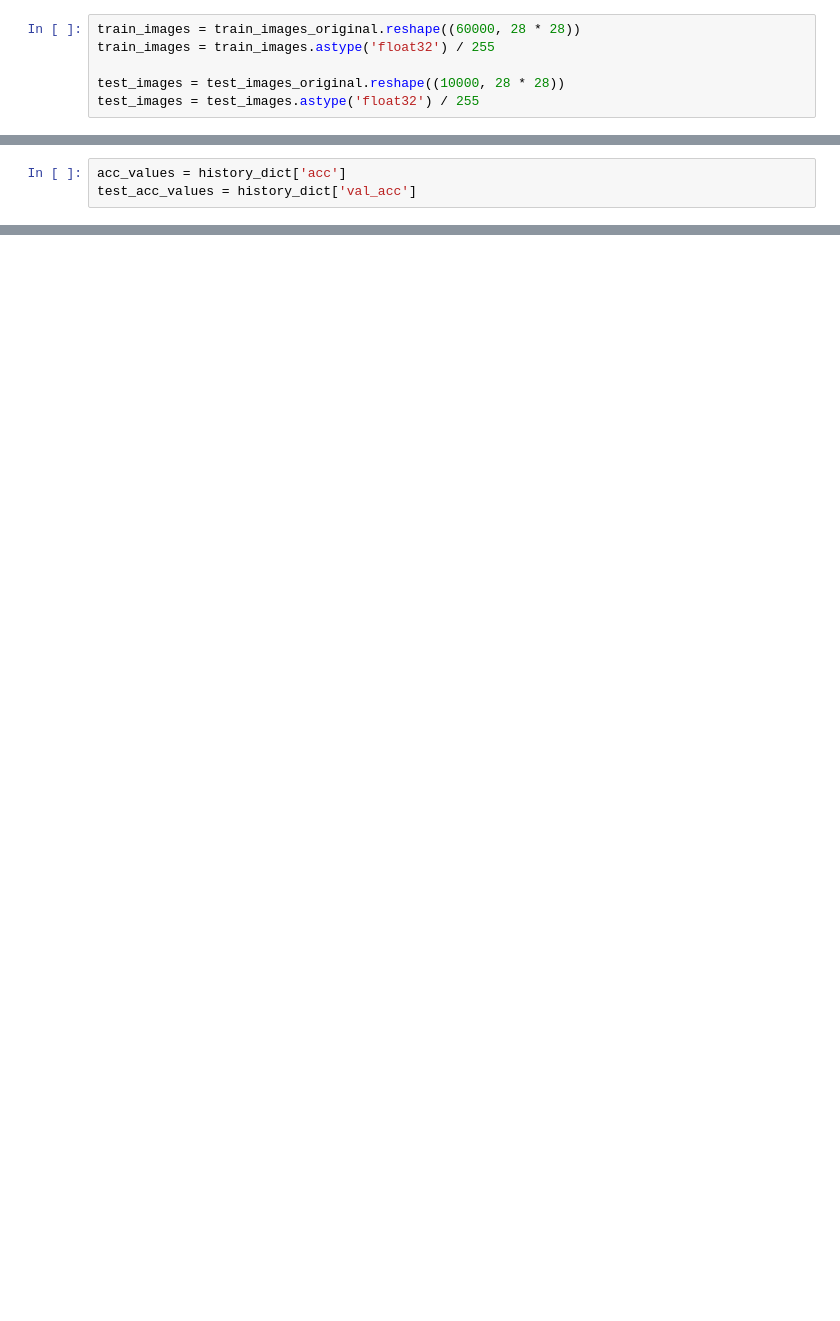
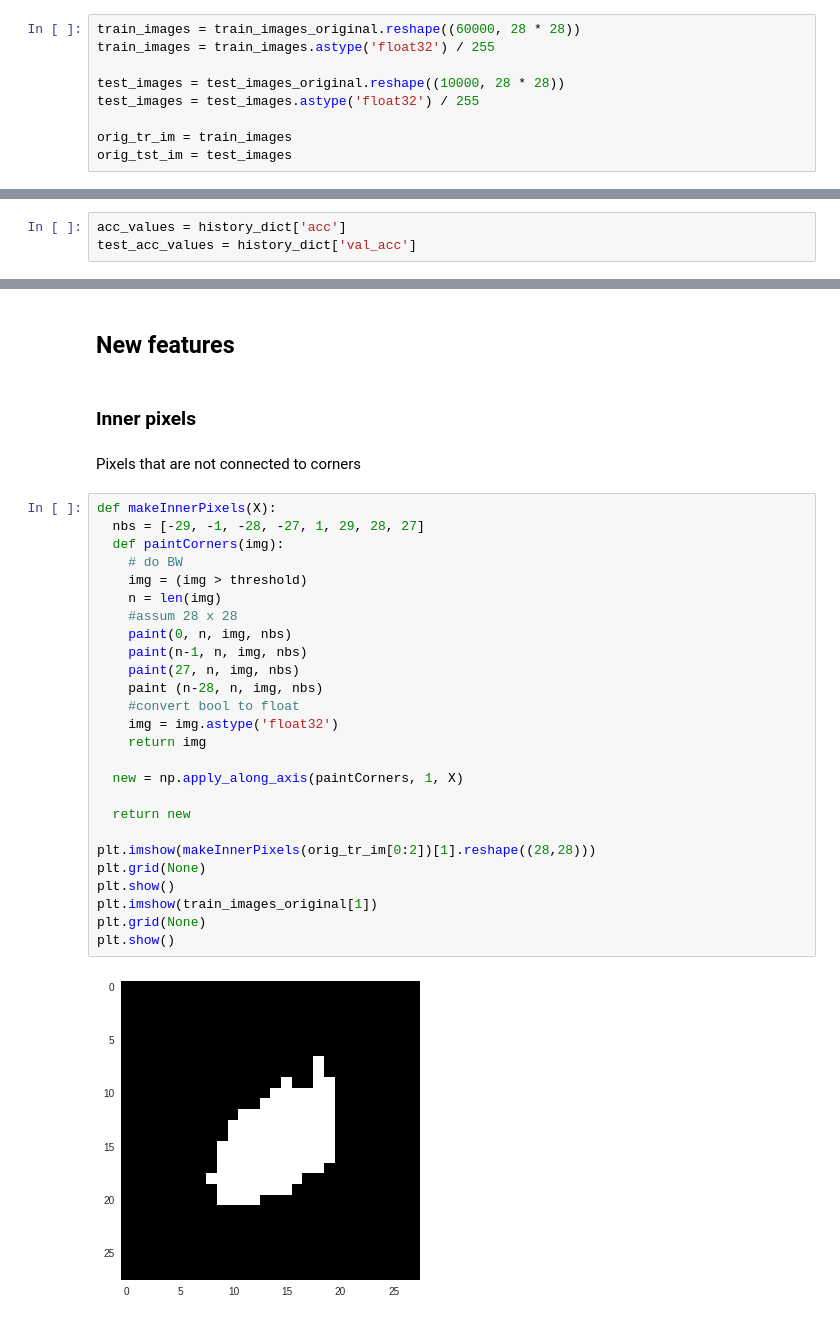
Before and after one commit to algo74/MLCourse, a Jupyter notebook: HW1/hw1_problem5.ipynb, the cells around one changed output, grey strips where cells are left out. Saved outputs shown, nothing was run; the diff lists cells and outputs as text; blank space fills up the shorter version.

```diff
--- a/HW1/hw1_problem5.ipynb
+++ b/HW1/hw1_problem5.ipynb
@@ -38,6 +38,9 @@ train_images = train_images.astype('float32') / 255
 
 test_images = test_images_original.reshape((10000, 28 * 28))
 test_images = test_images.astype('float32') / 255
+
+orig_tr_im = train_images
+orig_tst_im = test_images
 # %% [markdown]
 ## Adding extra features
 # %%
@@ -290,0 +346,34 @@ plt.show()
+# %% [markdown]
+## New features
+# %% [markdown]
+### Inner pixels
+# %% [markdown]
+Pixels that are not connected to corners
+# %%
+def makeInnerPixels(X):
+  nbs = [-29, -1, -28, -27, 1, 29, 28, 27]
+  def paintCorners(img):
+    # do BW
+    img = (img > threshold)
+    n = len(img)
+    #assum 28 x 28
+    paint(0, n, img, nbs)
+    paint(n-1, n, img, nbs)
+    paint(27, n, img, nbs)
+    paint (n-28, n, img, nbs)
+    #convert bool to float
+    img = img.astype('float32')
+    return img
+
+  new = np.apply_along_axis(paintCorners, 1, X)
+
+  return new
+
+plt.imshow(makeInnerPixels(orig_tr_im[0:2])[1].reshape((28,28)))
+plt.grid(None)
+plt.show()
+plt.imshow(train_images_original[1])
+plt.grid(None)
+plt.show()
+# %% [output]
+[figure, added]
```
Also changed, not shown: parts of 41 cells of this notebook.
